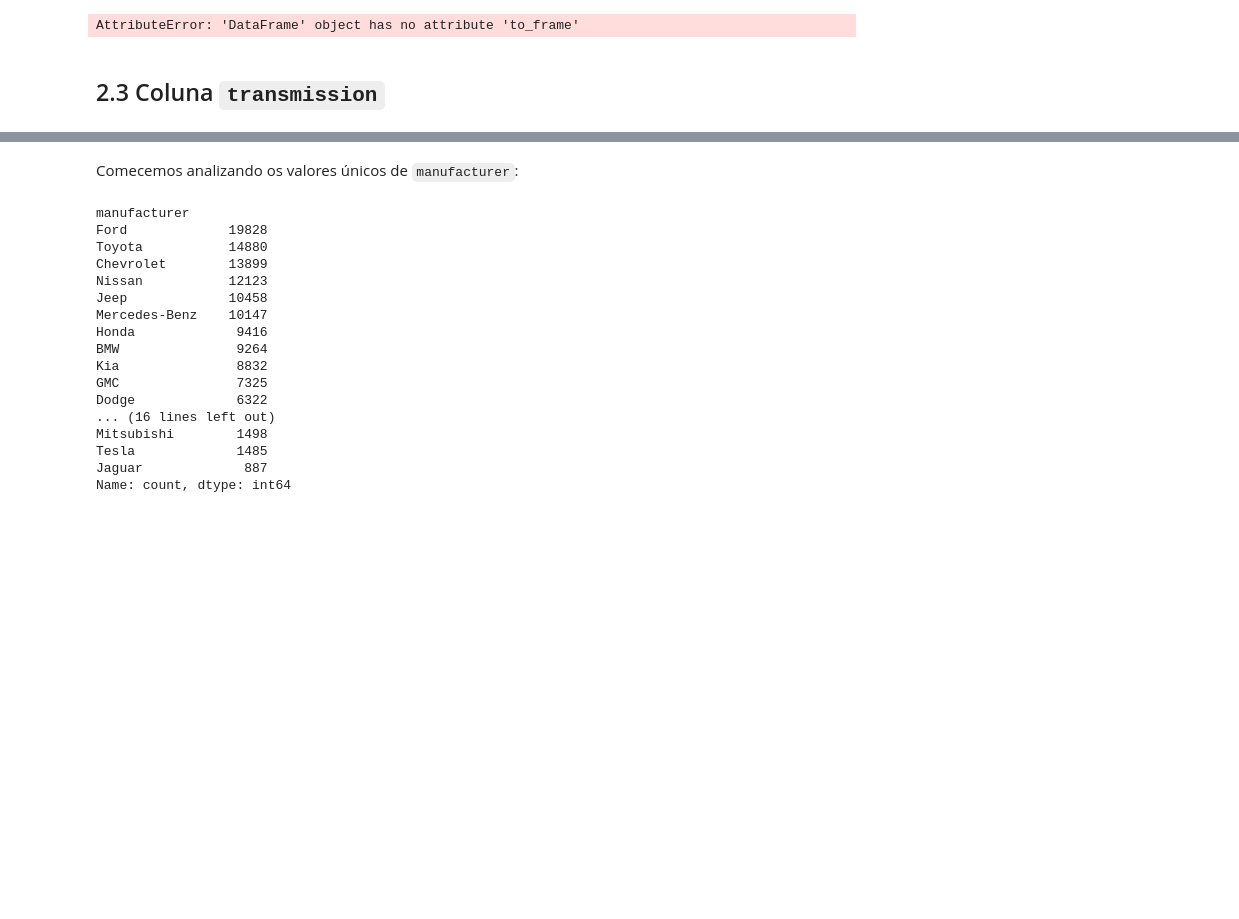
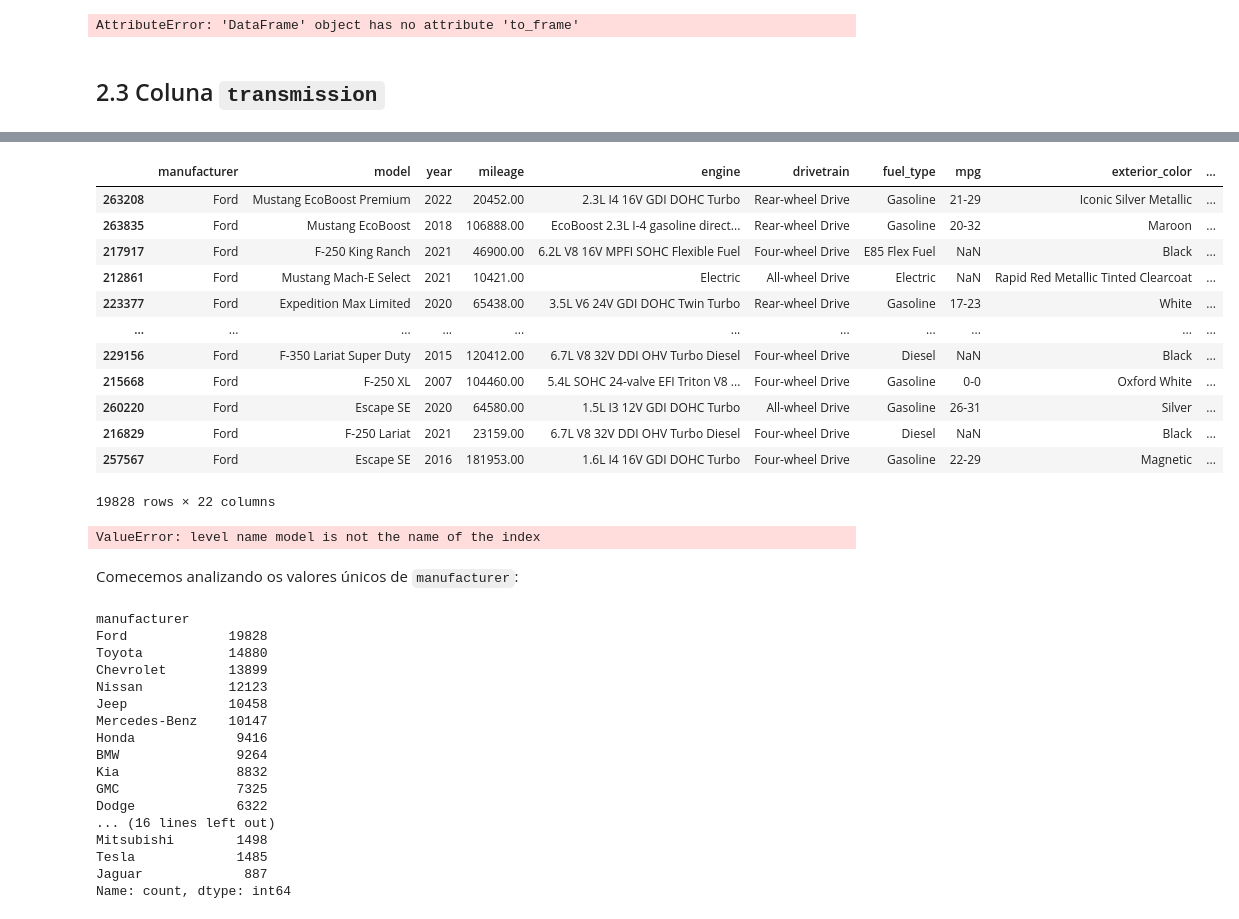
Before and after one commit to BaRobles/Compass_Data_Science, a Jupyter notebook: Sprint-2/Sprint 2.ipynb, the cells around one changed output, grey strips where cells are left out. Drawn from its saved outputs; the diff is of its cells as text; code cells hidden in the pictures; blank space fills up the shorter version.

````diff
--- a/Sprint-2/Sprint 2.ipynb
+++ b/Sprint-2/Sprint 2.ipynb
@@ -264,3 +361,33 @@ cars_df.head()
+# %%
+cars_df[cars_df['manufacturer'] == 'Ford']
+# %% [output]
+|  | manufacturer | model | year | mileage | engine | drivetrain | fuel_type | mpg | exterior_color | ... |
+| 263208 | Ford | Mustang EcoBoost Premium | 2022 | 20452.00 | 2.3L I4 16V GDI DOHC Turbo | Rear-wheel Drive | Gasoline | 21-29 | Iconic Silver Metallic | ... |
+| 263835 | Ford | Mustang EcoBoost | 2018 | 106888.00 | EcoBoost 2.3L I-4 gasoline direct... | Rear-wheel Drive | Gasoline | 20-32 | Maroon | ... |
+| 217917 | Ford | F-250 King Ranch | 2021 | 46900.00 | 6.2L V8 16V MPFI SOHC Flexible Fuel | Four-wheel Drive | E85 Flex Fuel | NaN | Black | ... |
+| 212861 | Ford | Mustang Mach-E Select | 2021 | 10421.00 | Electric | All-wheel Drive | Electric | NaN | Rapid Red Metallic Tinted Clearcoat | ... |
+| 223377 | Ford | Expedition Max Limited | 2020 | 65438.00 | 3.5L V6 24V GDI DOHC Twin Turbo | Rear-wheel Drive | Gasoline | 17-23 | White | ... |
+| ... | ... | ... | ... | ... | ... | ... | ... | ... | ... | ... |
+| 229156 | Ford | F-350 Lariat Super Duty | 2015 | 120412.00 | 6.7L V8 32V DDI OHV Turbo Diesel | Four-wheel Drive | Diesel | NaN | Black | ... |
+| 215668 | Ford | F-250 XL | 2007 | 104460.00 | 5.4L SOHC 24-valve EFI Triton V8 ... | Four-wheel Drive | Gasoline | 0-0 | Oxford White | ... |
+| 260220 | Ford | Escape SE | 2020 | 64580.00 | 1.5L I3 12V GDI DOHC Turbo | All-wheel Drive | Gasoline | 26-31 | Silver | ... |
+| 216829 | Ford | F-250 Lariat | 2021 | 23159.00 | 6.7L V8 32V DDI OHV Turbo Diesel | Four-wheel Drive | Diesel | NaN | Black | ... |
+| 257567 | Ford | Escape SE | 2016 | 181953.00 | 1.6L I4 16V GDI DOHC Turbo | Four-wheel Drive | Gasoline | 22-29 | Magnetic | ... |
+19828 rows × 22 columns
+# %%
+drivetrain_por_seller_reset = drivetrain_por_seller.reset_index()
+grouped = drivetrain_por_seller_reset.groupby(level='model').agg({'category': lambda x: x.value_counts()})
+grouped
+# # Filter groups where 'Other' appears at least once
+# models_with_other = grouped[grouped['category']['Other'] > 0]
+
+# # Retrieve the corresponding models from the original DataFrame
+# models_with_other_models = drivetrain_por_seller.loc[models_with_other.index]
+
+# # Display the models with at least one 'Other' category
+# print(models_with_other_models.head(50))
+# %% [output]
+ValueError: level name model is not the name of the index
 # %% [markdown]
 Comecemos analizando os valores únicos de ```manufacturer```:
 # %%
````
Also changed, not shown: parts of 21 cells of this notebook.
